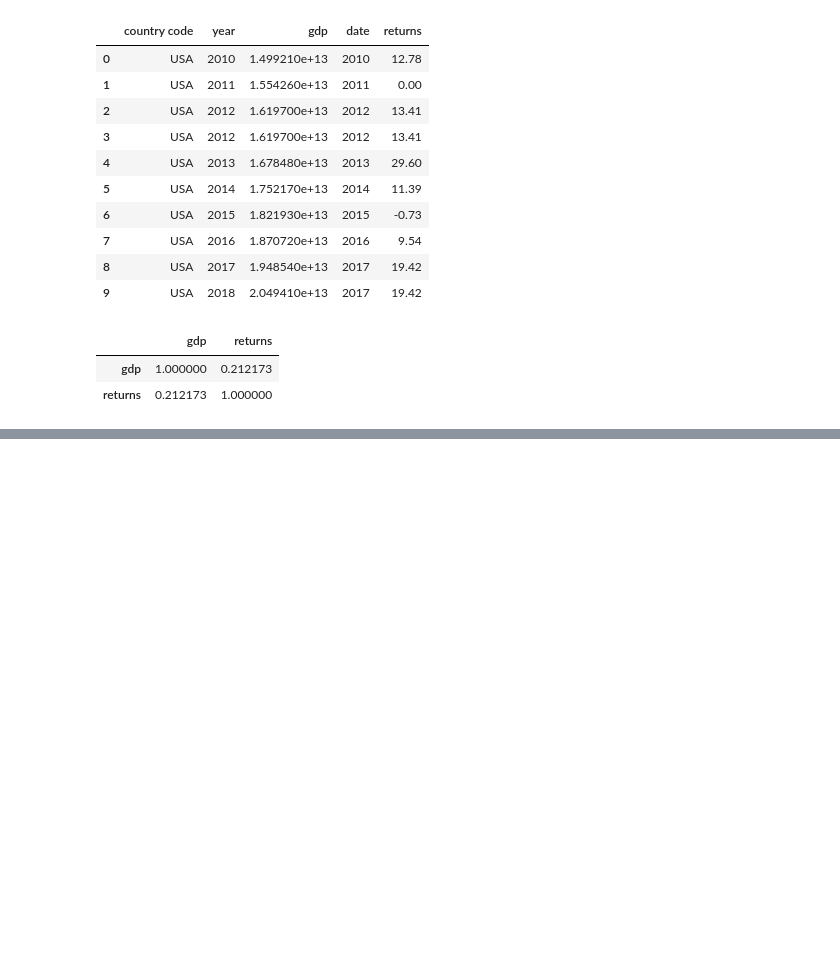
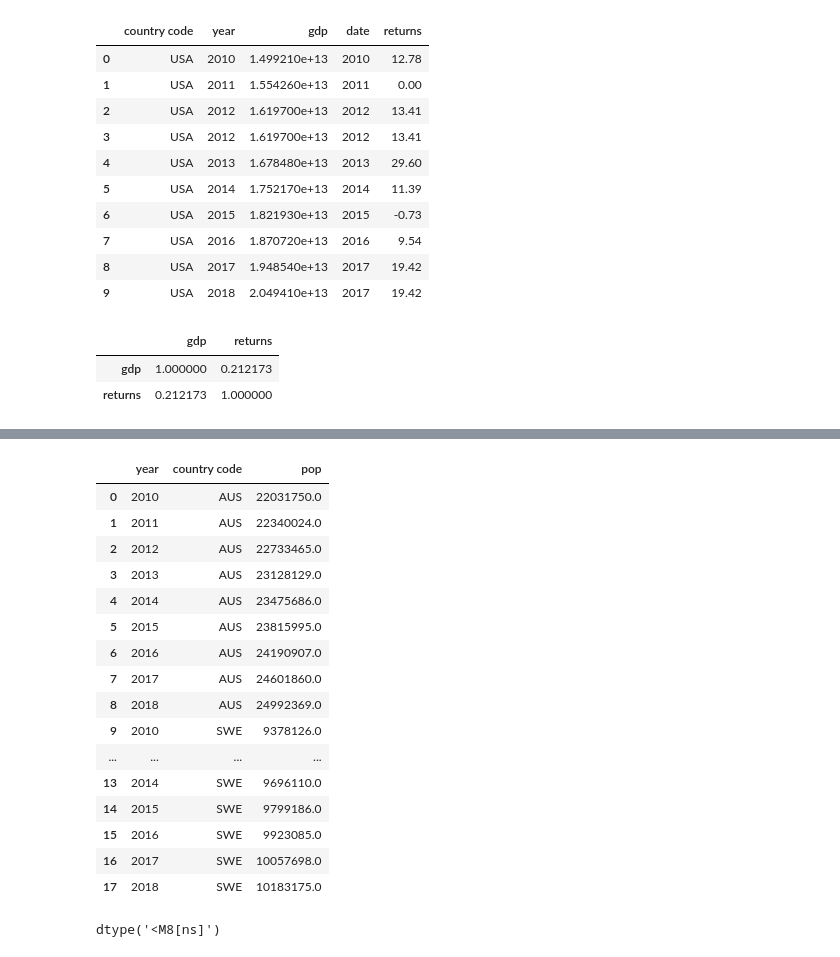
Before and after one commit to kbantoec/dsuc, a Jupyter notebook: joining_data_pandas/notebook.ipynb, the cells around one changed output, grey strips where cells are left out. Cells and saved outputs as stored; diff of their text form; code cells hidden in the pictures; blank space fills up the shorter version.

```diff
--- a/joining_data_pandas/notebook.ipynb
+++ b/joining_data_pandas/notebook.ipynb
@@ -842,3 +844,7 @@ gdp_returns.corr()
 |  | gdp | returns |
 | gdp | 1.000000 | 0.212173 |
 | returns | 0.212173 | 1.000000 |
+# %%
+pop = pd.read_csv(DATAPATH / "WorldBank_POP.csv")
+pop.columns = pop.columns.str.lower()
+pop.head()
@@ -844,0 +893,4 @@ gdp_returns.corr()
+# %%
+pop_aus = pop[pop['country code'] == 'AUS'].groupby(by=['year', 'country code']).mean()
+pop_aus.reset_index(inplace=True)
+pop_aus
@@ -844,0 +908,4 @@ gdp_returns.corr()
+# %%
+pop_swe = pop[pop['country code'] == 'SWE'].groupby(by=['year', 'country code']).mean()
+pop_swe.reset_index(inplace=True)
+pop_swe
@@ -844,0 +923,25 @@ gdp_returns.corr()
+# %%
+pop_swe_aus = pd.concat([pop_aus, pop_swe], axis=0, ignore_index=True)
+pop_swe_aus
+# %% [output]
+|  | year | country code | pop |
+| 0 | 2010 | AUS | 22031750.0 |
+| 1 | 2011 | AUS | 22340024.0 |
+| 2 | 2012 | AUS | 22733465.0 |
+| 3 | 2013 | AUS | 23128129.0 |
+| 4 | 2014 | AUS | 23475686.0 |
+| 5 | 2015 | AUS | 23815995.0 |
+| 6 | 2016 | AUS | 24190907.0 |
+| 7 | 2017 | AUS | 24601860.0 |
+| 8 | 2018 | AUS | 24992369.0 |
+| 9 | 2010 | SWE | 9378126.0 |
+| ... | ... | ... | ... |
+| 13 | 2014 | SWE | 9696110.0 |
+| 14 | 2015 | SWE | 9799186.0 |
+| 15 | 2016 | SWE | 9923085.0 |
+| 16 | 2017 | SWE | 10057698.0 |
+| 17 | 2018 | SWE | 10183175.0 |
+# %%
+pop_swe_aus.year.dtype
+# %% [output]
+dtype('<M8[ns]')
```
Also changed, not shown: parts of 7 cells of this notebook, 1 other file.
